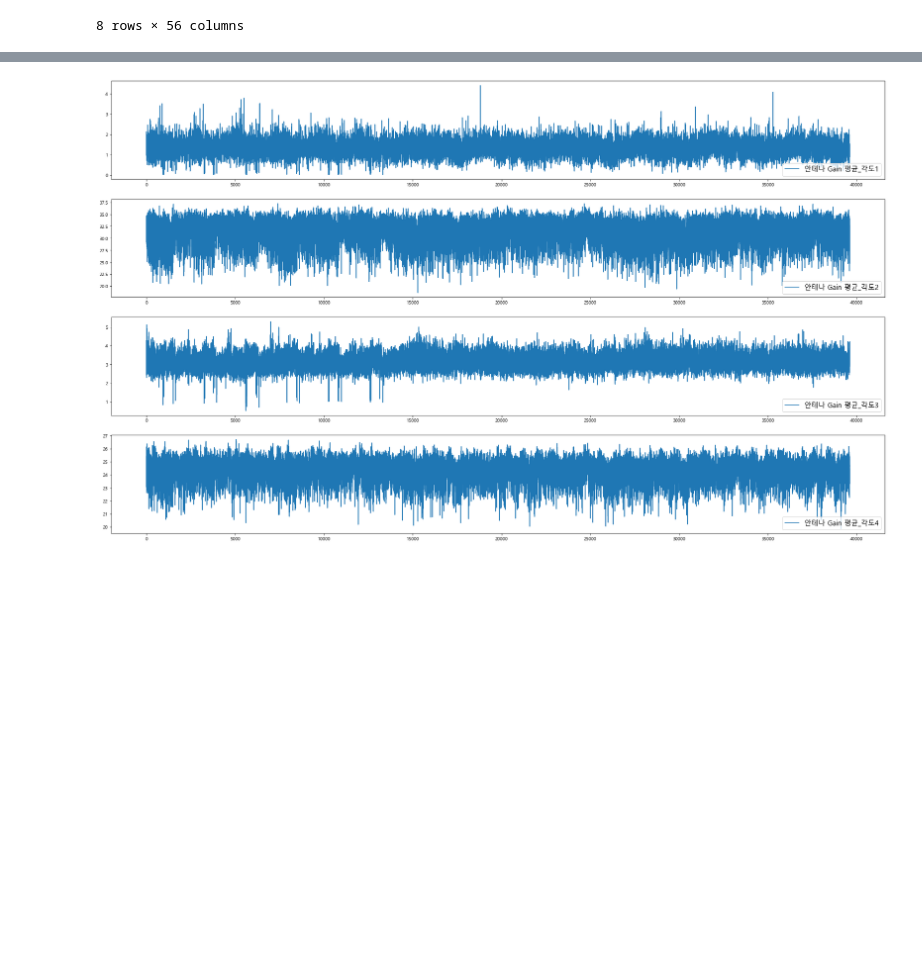
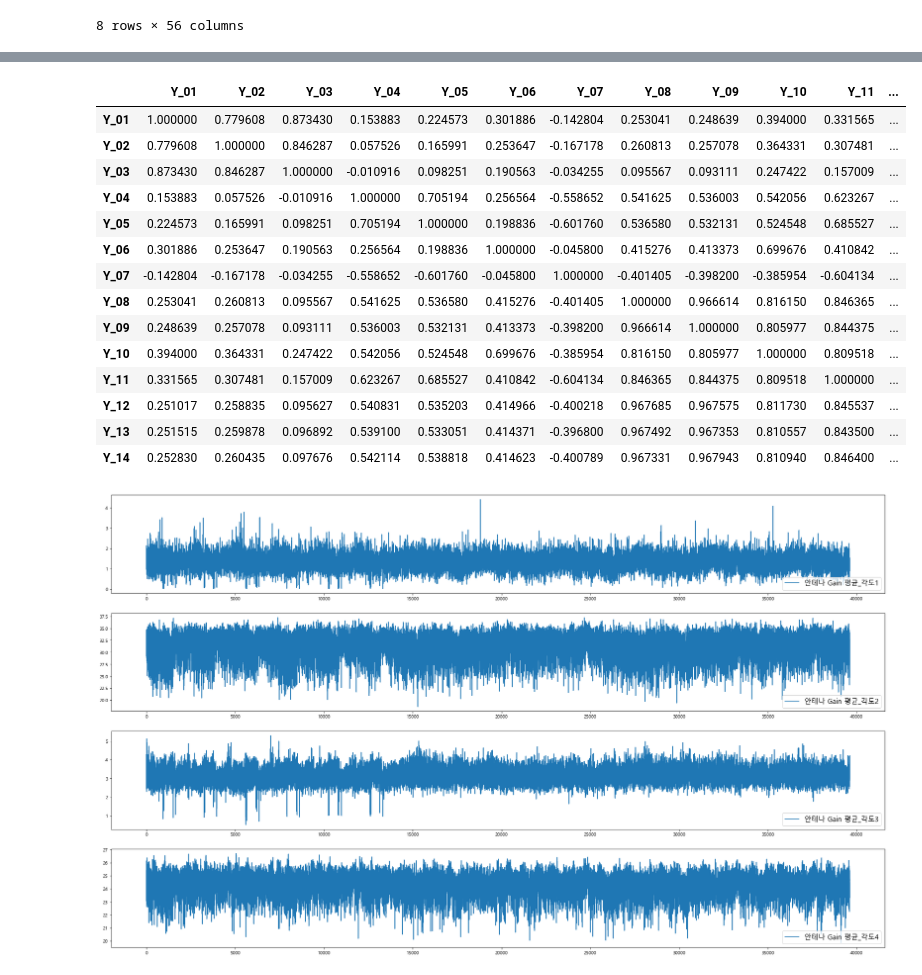
Before and after one commit to Hyunseo-BA/Dacon, a Jupyter notebook: Check_data.ipynb, the cells around one changed output, grey strips where cells are left out. Cells and saved outputs as stored; diff of their text form; code cells hidden in the pictures; blank space fills up the shorter version.

```diff
--- a/Check_data.ipynb
+++ b/Check_data.ipynb
@@ -60,3 +94,25 @@ train_y.describe()
+# %%
+y_group_1 = ['Y_01', 'Y_02', 'Y_03'] # 안테나 게인
+y_group_2 = ['Y_04', 'Y_05'] #
+y_group_3 = ['Y_08', 'Y_09', 'Y_12', 'Y_13', 'Y_14']
+y_group_4 = ['Y_06', 'Y_10']
+y_group_5 = ['Y_07', 'Y_11']
+# %% [output]
+|  | Y_01 | Y_02 | Y_03 | Y_04 | Y_05 | Y_06 | Y_07 | Y_08 | Y_09 | Y_10 | Y_11 | ... |
+| Y_01 | 1.000000 | 0.779608 | 0.873430 | 0.153883 | 0.224573 | 0.301886 | -0.142804 | 0.253041 | 0.248639 | 0.394000 | 0.331565 | ... |
+| Y_02 | 0.779608 | 1.000000 | 0.846287 | 0.057526 | 0.165991 | 0.253647 | -0.167178 | 0.260813 | 0.257078 | 0.364331 | 0.307481 | ... |
+| Y_03 | 0.873430 | 0.846287 | 1.000000 | -0.010916 | 0.098251 | 0.190563 | -0.034255 | 0.095567 | 0.093111 | 0.247422 | 0.157009 | ... |
+| Y_04 | 0.153883 | 0.057526 | -0.010916 | 1.000000 | 0.705194 | 0.256564 | -0.558652 | 0.541625 | 0.536003 | 0.542056 | 0.623267 | ... |
+| Y_05 | 0.224573 | 0.165991 | 0.098251 | 0.705194 | 1.000000 | 0.198836 | -0.601760 | 0.536580 | 0.532131 | 0.524548 | 0.685527 | ... |
+| Y_06 | 0.301886 | 0.253647 | 0.190563 | 0.256564 | 0.198836 | 1.000000 | -0.045800 | 0.415276 | 0.413373 | 0.699676 | 0.410842 | ... |
+| Y_07 | -0.142804 | -0.167178 | -0.034255 | -0.558652 | -0.601760 | -0.045800 | 1.000000 | -0.401405 | -0.398200 | -0.385954 | -0.604134 | ... |
+| Y_08 | 0.253041 | 0.260813 | 0.095567 | 0.541625 | 0.536580 | 0.415276 | -0.401405 | 1.000000 | 0.966614 | 0.816150 | 0.846365 | ... |
+| Y_09 | 0.248639 | 0.257078 | 0.093111 | 0.536003 | 0.532131 | 0.413373 | -0.398200 | 0.966614 | 1.000000 | 0.805977 | 0.844375 | ... |
+| Y_10 | 0.394000 | 0.364331 | 0.247422 | 0.542056 | 0.524548 | 0.699676 | -0.385954 | 0.816150 | 0.805977 | 1.000000 | 0.809518 | ... |
+| Y_11 | 0.331565 | 0.307481 | 0.157009 | 0.623267 | 0.685527 | 0.410842 | -0.604134 | 0.846365 | 0.844375 | 0.809518 | 1.000000 | ... |
+| Y_12 | 0.251017 | 0.258835 | 0.095627 | 0.540831 | 0.535203 | 0.414966 | -0.400218 | 0.967685 | 0.967575 | 0.811730 | 0.845537 | ... |
+| Y_13 | 0.251515 | 0.259878 | 0.096892 | 0.539100 | 0.533051 | 0.414371 | -0.396800 | 0.967492 | 0.967353 | 0.810557 | 0.843500 | ... |
+| Y_14 | 0.252830 | 0.260435 | 0.097676 | 0.542114 | 0.538818 | 0.414623 | -0.400789 | 0.967331 | 0.967943 | 0.810940 | 0.846400 | ... |
 # %%
 # Y : 안테나 Gain 평균(각도 1~4)
 fig, axes = plt.subplots(4, 1, figsize=(30,18))
```
Also changed, not shown: parts of 7 cells of this notebook, 2 other files.
